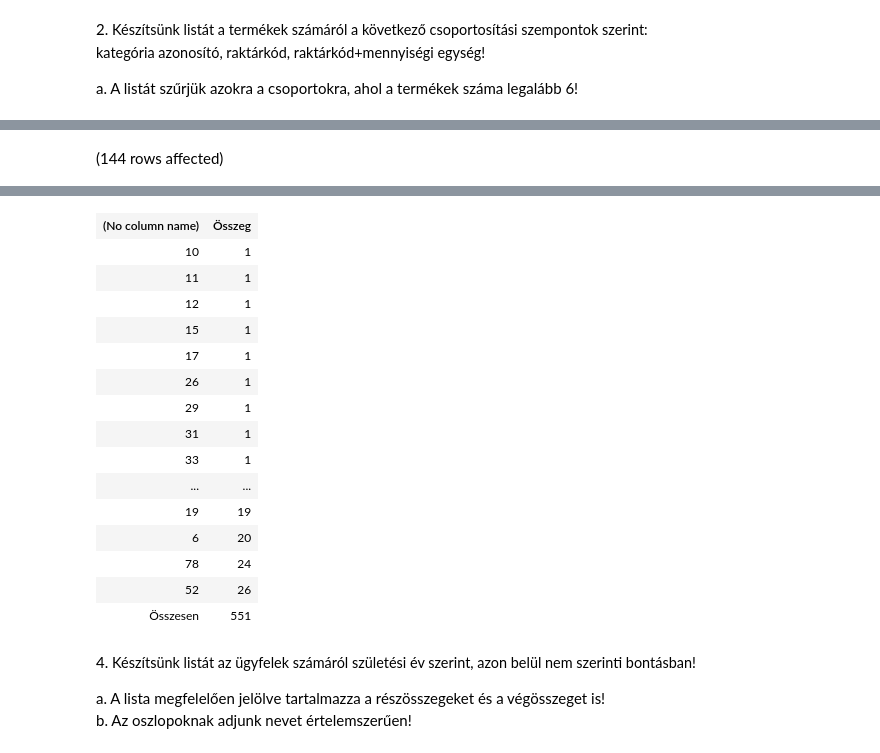
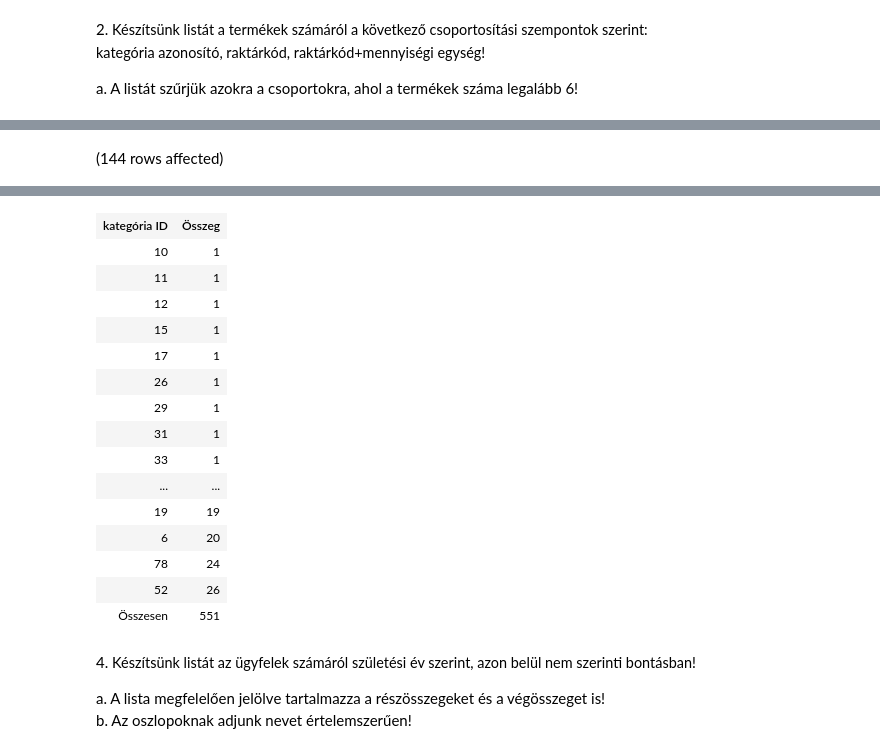
Before and after one commit to marinatoth/db_sql, a Jupyter notebook: gyakorlat04_feladatok.ipynb, the cells around one changed output, grey strips where cells are left out. Saved outputs shown, nothing was run; the diff lists cells and outputs as text; code cells hidden in the pictures.

```diff
--- a/gyakorlat04_feladatok.ipynb
+++ b/gyakorlat04_feladatok.ipynb
@@ -73,7 +73,8 @@ a. Elég megjeleníteni a kategóriák azonosítóit és a darabszámokat!
 ![](https://moodle.uni-corvinus.hu/theme/image.php/adaptable/atto_h5p/1709548862/icon)
 # %%
 SELECT
-    iif(GROUPING_ID(KAT_ID) = 1,'Összesen', CAST(KAT_ID as nvarchar(10))),
+    iif(GROUPING_ID(KAT_ID) = 1,'Összesen', CAST(KAT_ID as nvarchar(10)))
+    as 'kategória ID',
     COUNT(*) as 'Összeg'
 From Termek
 
@@ -85,4 +86,4 @@ Total execution time: 00:00:00.050
-| (No column name) | Összeg |
+| kategória ID | Összeg |
 | 10 | 1 |
 | 11 | 1 |
 | 12 | 1 |
```
Also changed, not shown: parts of 7 cells of this notebook.
